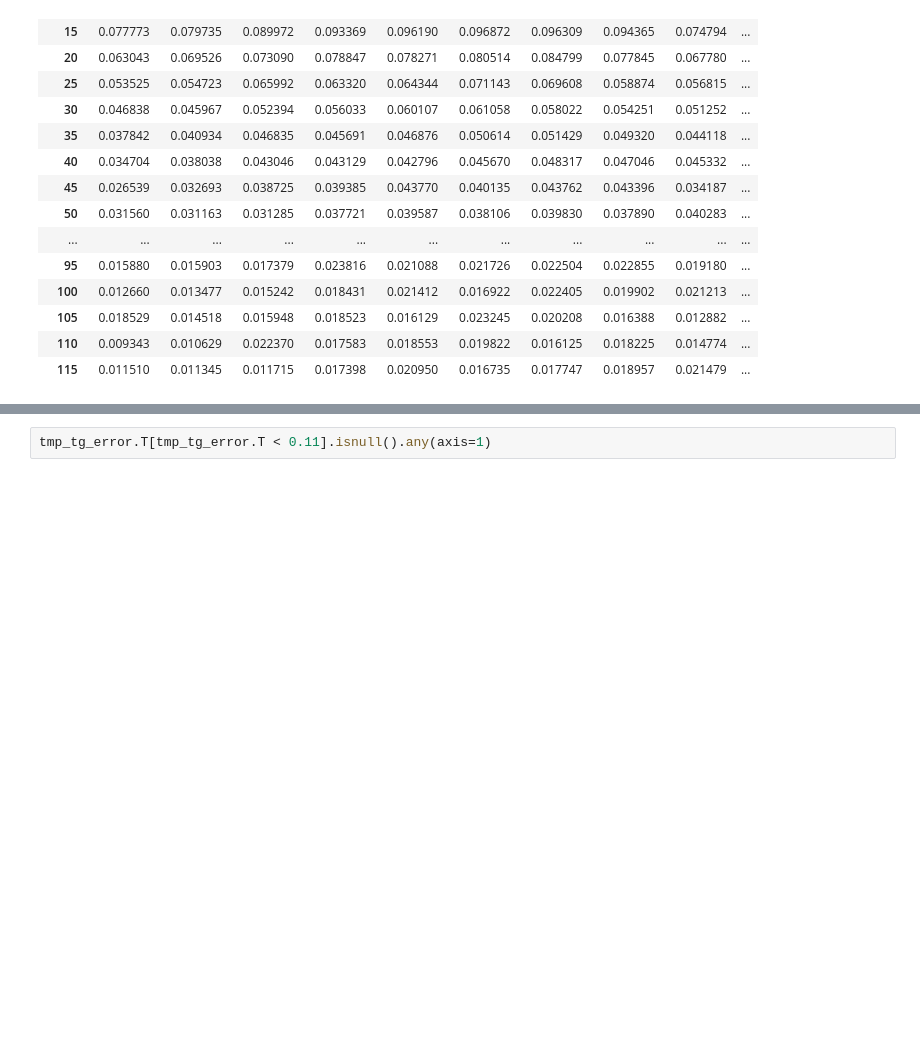
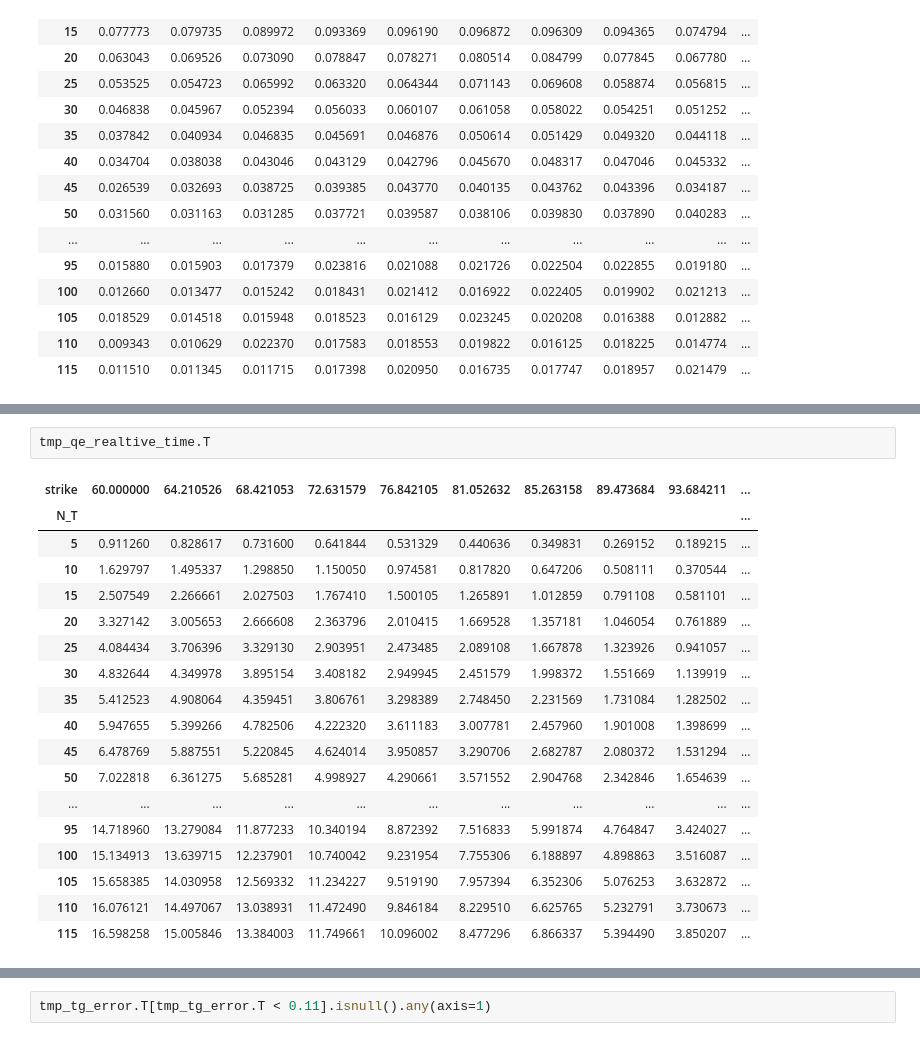
Before and after one commit to ArtemySazonov/Stochastic-Volatility-Models, a Jupyter notebook: Code/evaluation.ipynb, the cells around one changed output, grey strips where cells are left out. Cells and saved outputs as stored; diff of their text form; blank space fills up the shorter version.

```diff
--- a/Code/evaluation.ipynb
+++ b/Code/evaluation.ipynb
@@ -201,0 +202,21 @@ tmp_qe_error.T[tmp_qe_error.T < 0.11]
+# %%
+tmp_qe_realtive_time.T
+# %% [output]
+| strike | 60.000000 | 64.210526 | 68.421053 | 72.631579 | 76.842105 | 81.052632 | 85.263158 | 89.473684 | 93.684211 | ... |
+| N_T |  |  |  |  |  |  |  |  |  | ... |
+| 5 | 0.911260 | 0.828617 | 0.731600 | 0.641844 | 0.531329 | 0.440636 | 0.349831 | 0.269152 | 0.189215 | ... |
+| 10 | 1.629797 | 1.495337 | 1.298850 | 1.150050 | 0.974581 | 0.817820 | 0.647206 | 0.508111 | 0.370544 | ... |
+| 15 | 2.507549 | 2.266661 | 2.027503 | 1.767410 | 1.500105 | 1.265891 | 1.012859 | 0.791108 | 0.581101 | ... |
+| 20 | 3.327142 | 3.005653 | 2.666608 | 2.363796 | 2.010415 | 1.669528 | 1.357181 | 1.046054 | 0.761889 | ... |
+| 25 | 4.084434 | 3.706396 | 3.329130 | 2.903951 | 2.473485 | 2.089108 | 1.667878 | 1.323926 | 0.941057 | ... |
+| 30 | 4.832644 | 4.349978 | 3.895154 | 3.408182 | 2.949945 | 2.451579 | 1.998372 | 1.551669 | 1.139919 | ... |
+| 35 | 5.412523 | 4.908064 | 4.359451 | 3.806761 | 3.298389 | 2.748450 | 2.231569 | 1.731084 | 1.282502 | ... |
+| 40 | 5.947655 | 5.399266 | 4.782506 | 4.222320 | 3.611183 | 3.007781 | 2.457960 | 1.901008 | 1.398699 | ... |
+| 45 | 6.478769 | 5.887551 | 5.220845 | 4.624014 | 3.950857 | 3.290706 | 2.682787 | 2.080372 | 1.531294 | ... |
+| 50 | 7.022818 | 6.361275 | 5.685281 | 4.998927 | 4.290661 | 3.571552 | 2.904768 | 2.342846 | 1.654639 | ... |
+| ... | ... | ... | ... | ... | ... | ... | ... | ... | ... | ... |
+| 95 | 14.718960 | 13.279084 | 11.877233 | 10.340194 | 8.872392 | 7.516833 | 5.991874 | 4.764847 | 3.424027 | ... |
+| 100 | 15.134913 | 13.639715 | 12.237901 | 10.740042 | 9.231954 | 7.755306 | 6.188897 | 4.898863 | 3.516087 | ... |
+| 105 | 15.658385 | 14.030958 | 12.569332 | 11.234227 | 9.519190 | 7.957394 | 6.352306 | 5.076253 | 3.632872 | ... |
+| 110 | 16.076121 | 14.497067 | 13.038931 | 11.472490 | 9.846184 | 8.229510 | 6.625765 | 5.232791 | 3.730673 | ... |
+| 115 | 16.598258 | 15.005846 | 13.384003 | 11.749661 | 10.096002 | 8.477296 | 6.866337 | 5.394490 | 3.850207 | ... |
```
Also changed, not shown: parts of 19 cells of this notebook.
